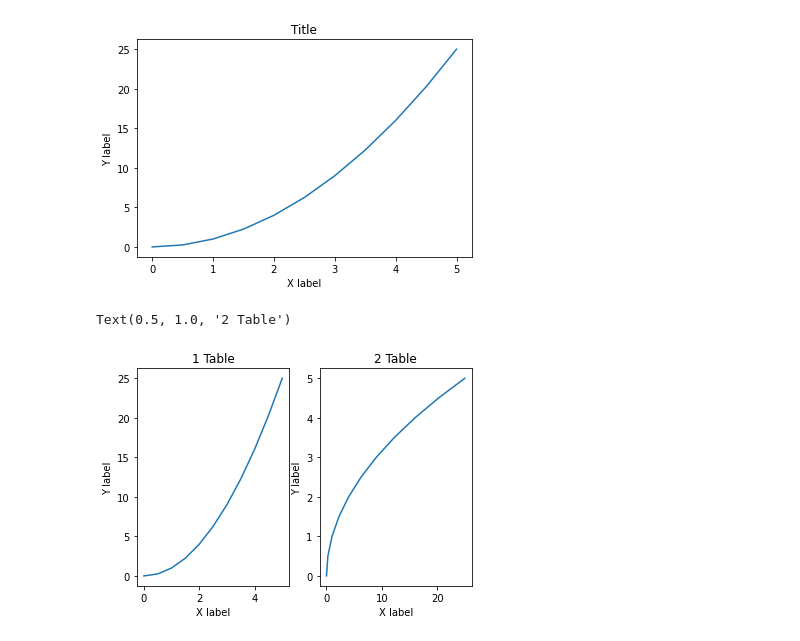
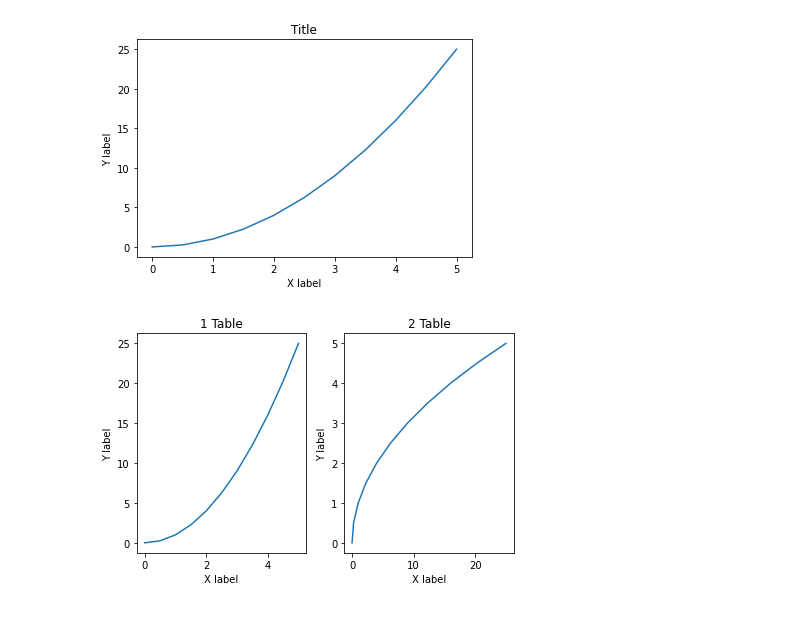
Before and after one commit to Varun-1210/DS_notes, a Jupyter notebook: Matplotlib_Seaborn.ipynb, the cells around one changed output. Drawn from its saved outputs; the diff is of its cells as text; code cells hidden in the pictures.

```diff
--- a/Matplotlib_Seaborn.ipynb
+++ b/Matplotlib_Seaborn.ipynb
@@ -106,21 +106,23 @@ Text(0.5, 1.0, 'Title')
 # %%
 # to create two plots
 fig,axes=plt.subplots(nrows=1,ncols=2) # to create two plots in one row and two columns
 
 # adding plot
 axes[0].plot(x,y)
 axes[1].plot(y,x)
 
 # adding labels
 axes[0].set_xlabel('X label')
 axes[0].set_ylabel('Y label')
 
 axes[1].set_xlabel('X label')
 axes[1].set_ylabel('Y label')
 
 # adding title
 axes[0].set_title('1 Table')
 axes[1].set_title('2 Table')
+
+# below will help to avoid the overlapping
+fig.tight_layout()
 # %% [output]
-Text(0.5, 1.0, '2 Table')
-[figure, old version]
+[figure, new version]
```
Also changed, not shown: parts of 2 cells of this notebook.
